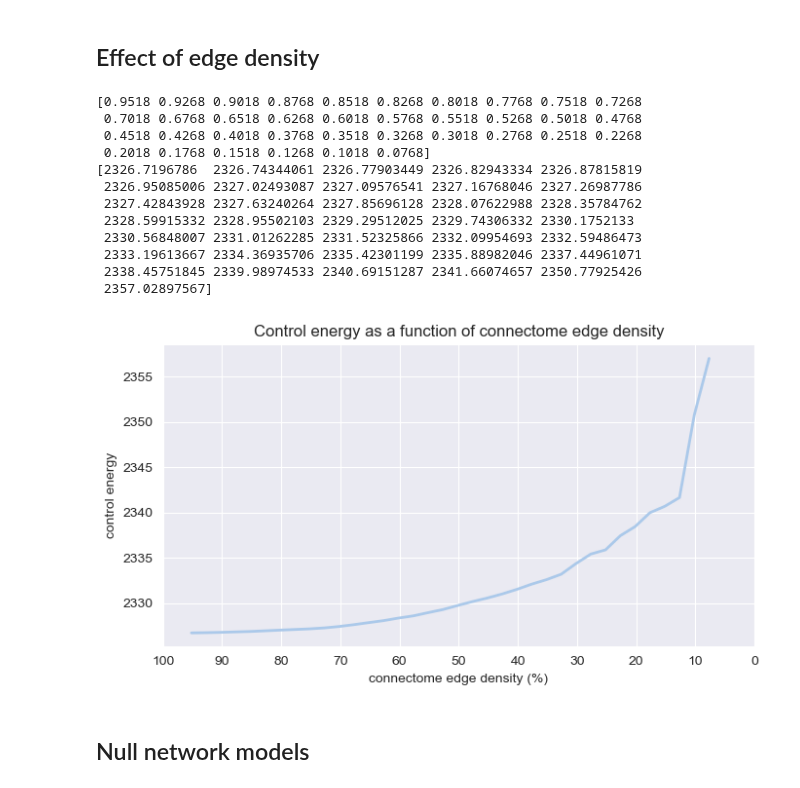
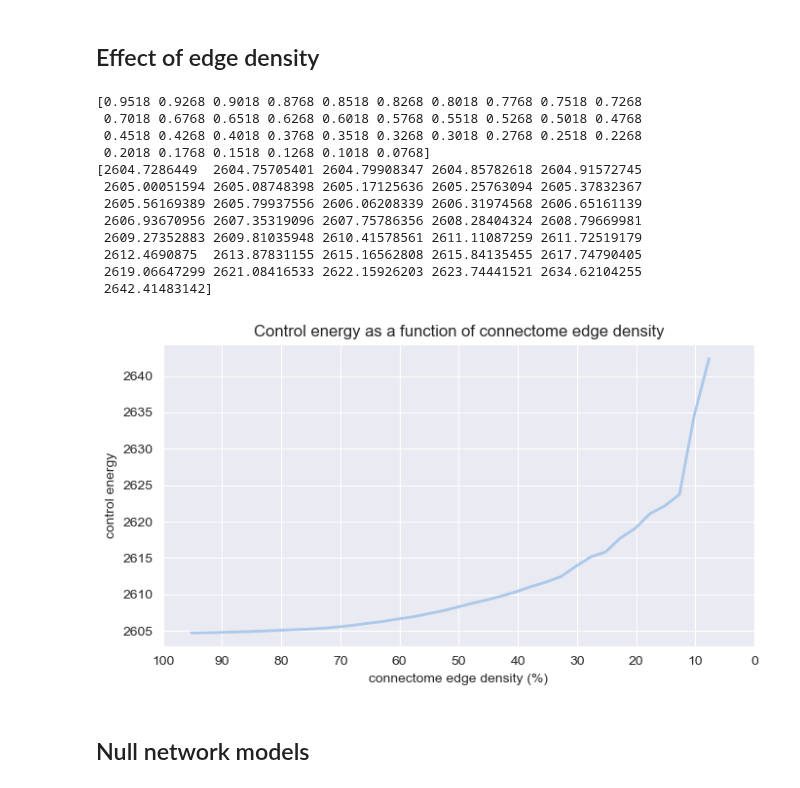
Before and after one commit to LindenParkesLab/nctpy, a Jupyter notebook: scripts/path_a_control_energy_binary.ipynb, the cells around one changed output. Drawn from its saved outputs; the diff is of its cells as text; code cells hidden in the pictures.

```diff
--- a/scripts/path_a_control_energy_binary.ipynb
+++ b/scripts/path_a_control_energy_binary.ipynb
@@ -465,11 +465,14 @@ if run:
     # for reproducibility
     np.random.seed(0)
 
+    # uniform full control set
+    control_set = np.eye(n_nodes)
+
     adjacency_pruned = adjacency.copy()
     n_delete = 500
 
     density_pruned_list = []
-    E_prune = []
+    energy_prune = []
 
     density_pruned = density
     while density_pruned > 0.1:
@@ -521,52 +524,52 @@ if run:
         # integrate control signals to get control energy
         node_energy = integrate_u(u_pruned)
         # summarize nodal energy
-        E_prune.append(np.sum(node_energy))
+        energy_prune.append(np.sum(node_energy))
 
         density_pruned = np.count_nonzero(np.triu(adjacency_pruned, k=0)) / (
             n_nodes**2 / 2
         )
         density_pruned_list.append(density_pruned)
 
     density_pruned = np.asarray(density_pruned_list)
-    E_prune = np.asarray(E_prune)
+    energy_prune = np.asarray(energy_prune)
 
     print(density_pruned)
-    print(E_prune)
+    print(energy_prune)
 
     # plot
     f, ax = plt.subplots(figsize=(7, 4))
     blue = [171 / 255, 201 / 255, 234 / 255]
     # plot control signals for initial state
-    ax.plot(density_pruned * 100, E_prune, linewidth=2, color=blue)
+    ax.plot(density_pruned * 100, energy_prune, linewidth=2, color=blue)
     ax.set_title("Control energy as a function of connectome edge density")
     ax.set_ylabel("control energy")
     ax.set_xlabel("connectome edge density (%)")
     ax.set_xticks(np.arange(0, 110, 10))
     ax.invert_xaxis()
 
     f.tight_layout()
     f.savefig(
         os.path.join(resultsdir, "energy_density.svg"),
         dpi=600,
         bbox_inches="tight",
         pad_inches=0.01,
     )
     plt.show()
 # %% [output]
 [0.9518 0.9268 0.9018 0.8768 0.8518 0.8268 0.8018 0.7768 0.7518 0.7268
  0.7018 0.6768 0.6518 0.6268 0.6018 0.5768 0.5518 0.5268 0.5018 0.4768
  0.4518 0.4268 0.4018 0.3768 0.3518 0.3268 0.3018 0.2768 0.2518 0.2268
  0.2018 0.1768 0.1518 0.1268 0.1018 0.0768]
-[2326.7196786  2326.74344061 2326.77903449 2326.82943334 2326.87815819
- 2326.95085006 2327.02493087 2327.09576541 2327.16768046 2327.26987786
- 2327.42843928 2327.63240264 2327.85696128 2328.07622988 2328.35784762
- 2328.59915332 2328.95502103 2329.29512025 2329.74306332 2330.1752133
- 2330.56848007 2331.01262285 2331.52325866 2332.09954693 2332.59486473
- 2333.19613667 2334.36935706 2335.42301199 2335.88982046 2337.44961071
- 2338.45751845 2339.98974533 2340.69151287 2341.66074657 2350.77925426
- 2357.02897567]
+[2604.7286449  2604.75705401 2604.79908347 2604.85782618 2604.91572745
+ 2605.00051594 2605.08748398 2605.17125636 2605.25763094 2605.37832367
+ 2605.56169389 2605.79937556 2606.06208339 2606.31974568 2606.65161139
+ 2606.93670956 2607.35319096 2607.75786356 2608.28404324 2608.79669981
+ 2609.27352883 2609.81035948 2610.41578561 2611.11087259 2611.72519179
+ 2612.4690875  2613.87831155 2615.16562808 2615.84135455 2617.74790405
+ 2619.06647299 2621.08416533 2622.15926203 2623.74441521 2634.62104255
+ 2642.41483142]
-[figure, old version]
+[figure, new version]
 # %% [markdown]
 ## Null network models
 # %%
```
Also changed, not shown: parts of 1 cell of this notebook.
